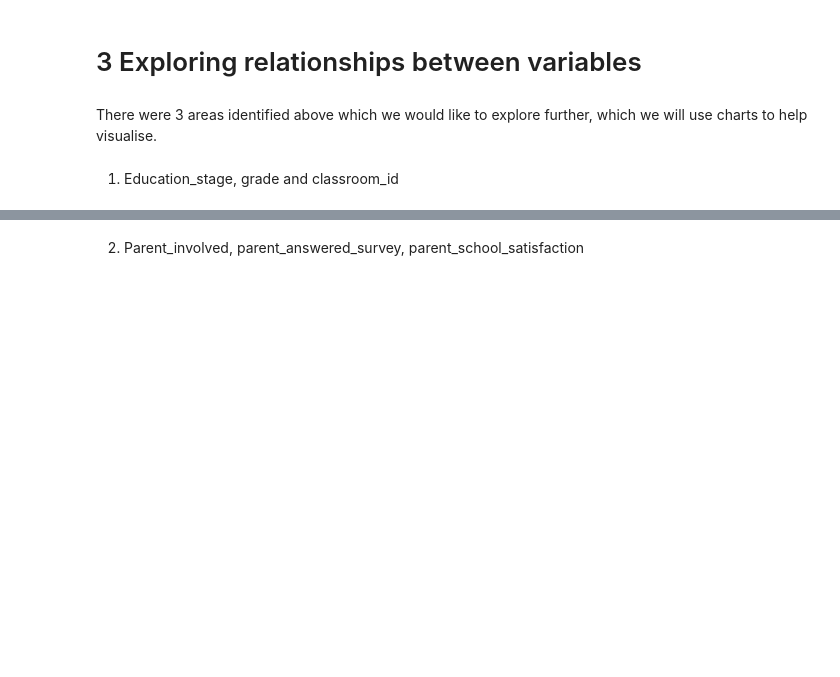
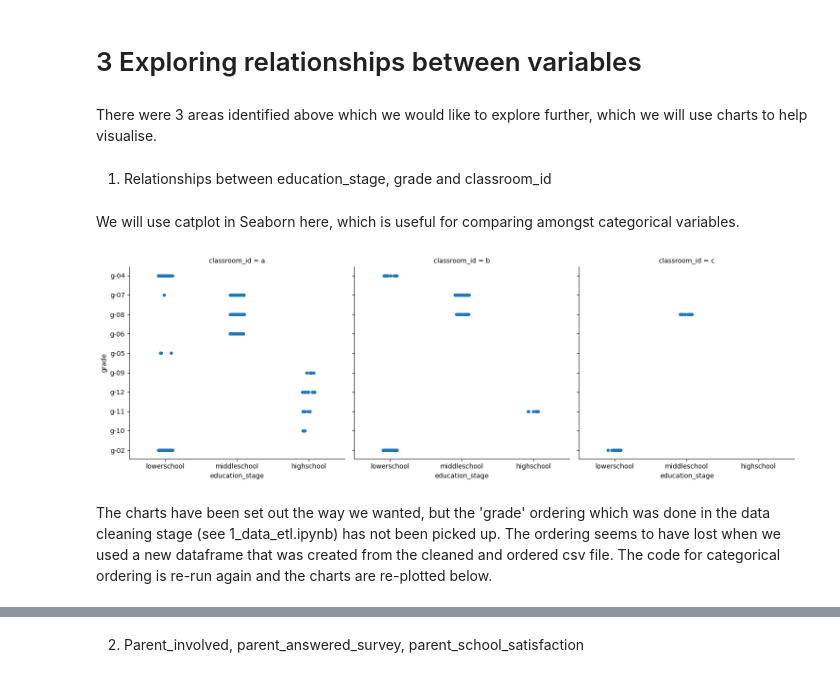
Before and after one commit to 8osco/academic_performance_analysis, a Jupyter notebook: jupyter_notebooks/2_exploratory_analysis.ipynb, the cells around one changed output, grey strips where cells are left out. Drawn from its saved outputs; the diff is of its cells as text; code cells hidden in the pictures; blank space fills up the shorter version.

```diff
--- a/jupyter_notebooks/2_exploratory_analysis.ipynb
+++ b/jupyter_notebooks/2_exploratory_analysis.ipynb
@@ -110,4 +117,6 @@ Main observations from the y-profiling report:
 # %% [markdown]
 There were 3 areas identified above which we would like to explore further, which we will use charts to help visualise.
 # %% [markdown]
-1) Education_stage, grade and classroom_id
+1) Relationships between education_stage, grade and classroom_id
+# %% [markdown]
+We will use catplot in Seaborn here, which is useful for comparing amongst categorical variables.
@@ -113,0 +126,14 @@ There were 3 areas identified above which we would like to explore further, whic
+# %%
+# Seaborn categorical plot
+sns.catplot(
+    data=df,
+    x="education_stage",
+    y="grade",
+    col="classroom_id",
+)
+
+plt.show()
+# %% [output]
+[figure, added]
+# %% [markdown]
+The charts have been set out the way we wanted, but the 'grade' ordering which was done in the data cleaning stage (see 1_data_etl.ipynb) has not been picked up.  The ordering seems to have lost when we used a new dataframe that was created from the cleaned and ordered csv file.  The code for categorical ordering is re-run again and the charts are re-plotted below.
```
Also changed, not shown: parts of 22 cells of this notebook, 4 other files.
